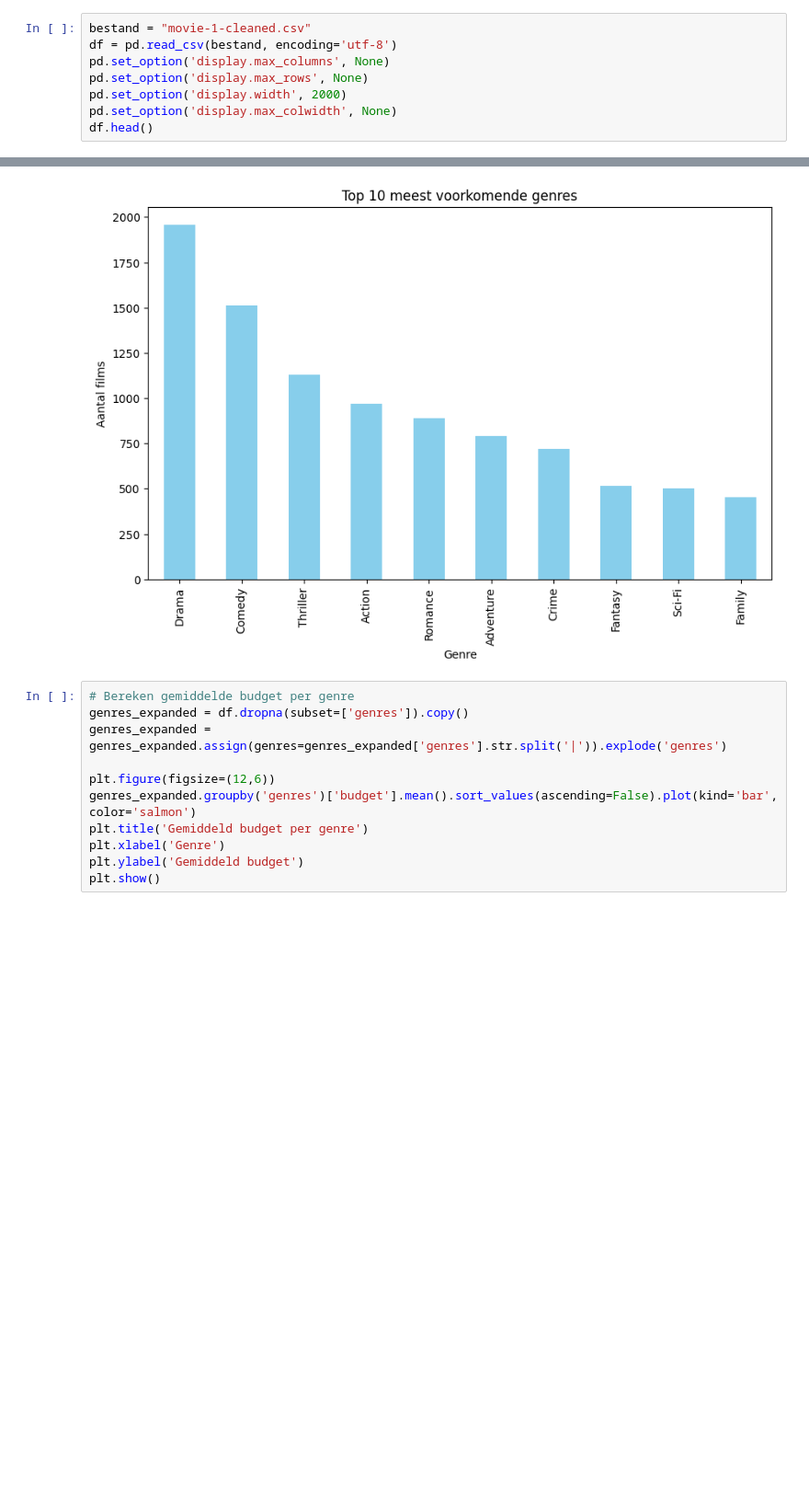
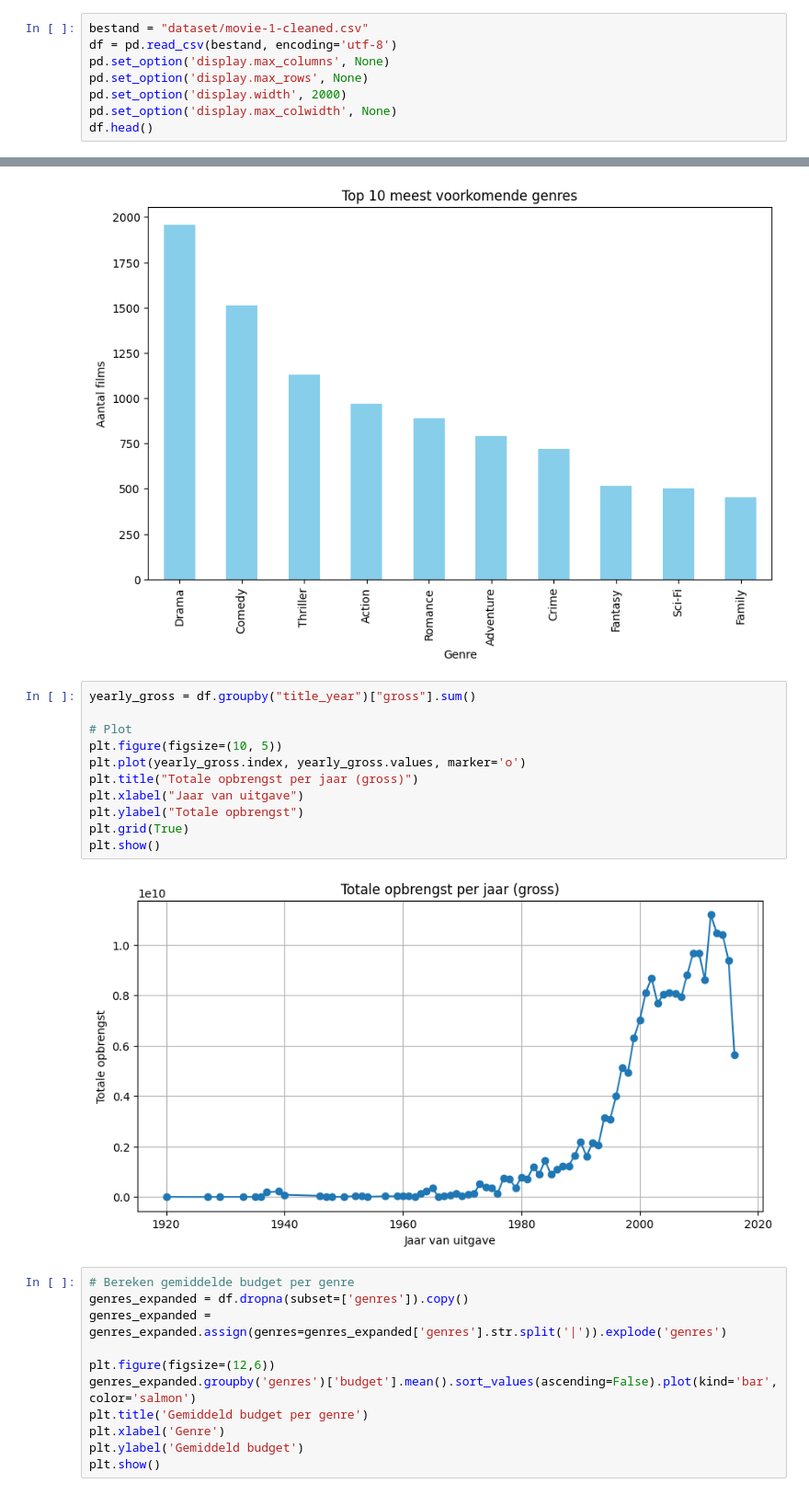
Before and after one commit to CansieJ/Computational-Modelling-film, a Jupyter notebook: Data_understanding.ipynb, the cells around one changed output, grey strips where cells are left out. Shown at 92% size. Saved outputs shown, nothing was run; the diff lists cells and outputs as text; blank space fills up the shorter version.

```diff
--- a/Data_understanding.ipynb
+++ b/Data_understanding.ipynb
@@ -35,5 +45,5 @@ We focussen op deze features:
 # %%
-bestand = "movie-1-cleaned.csv"
+bestand = "dataset/movie-1-cleaned.csv"
 df = pd.read_csv(bestand, encoding='utf-8')
 pd.set_option('display.max_columns', None)
 pd.set_option('display.max_rows', None)
@@ -178,6 +191,19 @@ plt.ylabel('Aantal films')
 plt.show()
 # %% [output]
 [figure]
+# %%
+yearly_gross = df.groupby("title_year")["gross"].sum()
+
+# Plot
+plt.figure(figsize=(10, 5))
+plt.plot(yearly_gross.index, yearly_gross.values, marker='o')
+plt.title("Totale opbrengst per jaar (gross)")
+plt.xlabel("Jaar van uitgave")
+plt.ylabel("Totale opbrengst")
+plt.grid(True)
+plt.show()
+# %% [output]
+[figure, added]
 # %%
 # Bereken gemiddelde budget per genre
 genres_expanded = df.dropna(subset=['genres']).copy()
```
Also changed, not shown: parts of 8 cells of this notebook, 6 other files.
